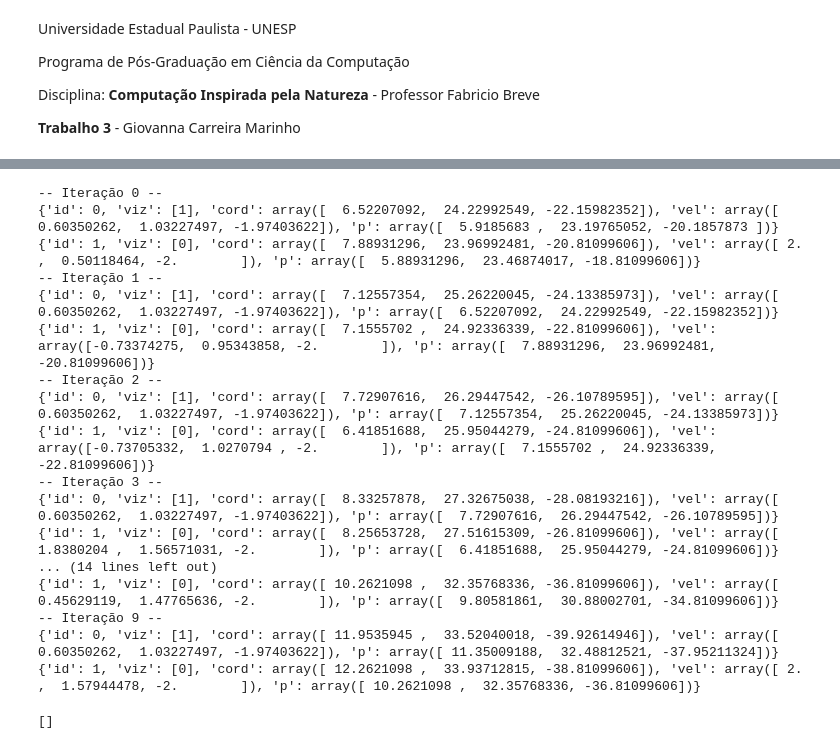
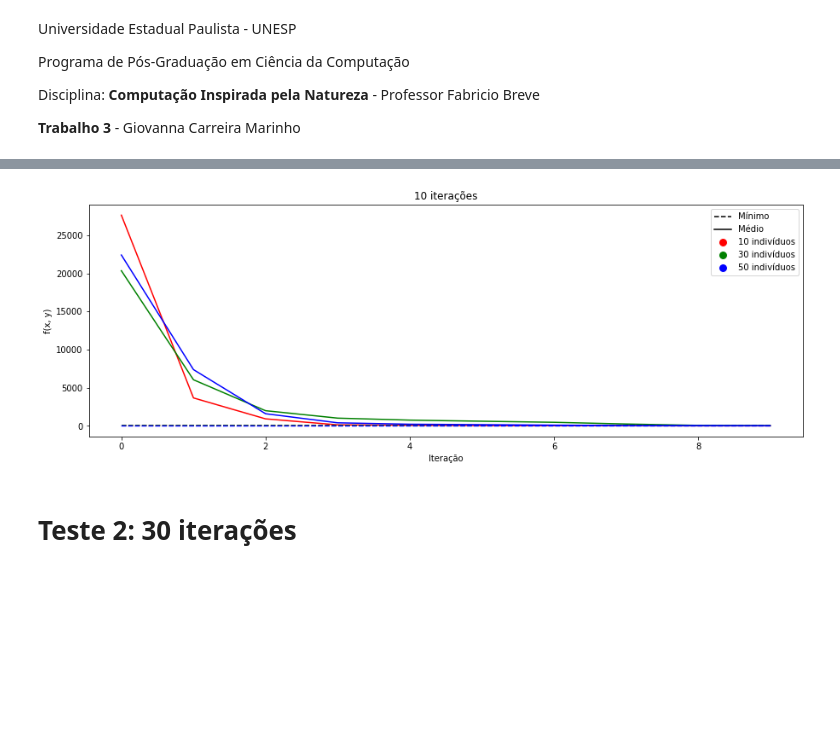
Before and after one commit to Giovannacm/nature-inspired-computing, a Jupyter notebook: PSO.ipynb, the cells around one changed output, grey strips where cells are left out. Cells and saved outputs as stored; diff of their text form; code cells hidden in the pictures; blank space fills up the shorter version.

```diff
--- a/PSO.ipynb
+++ b/PSO.ipynb
@@ -69,21 +110,37 @@ populacao = [
 # %%
-PSO(populacao, f, 10, ac_1, ac_2, v_min, v_max)
+historico_1 = PSO(populacao_1, f, 10, ac_1, ac_2, v_min, v_max, False)
-# %% [output]
--- Iteração 0 --
-{'id': 0, 'viz': [1], 'cord': array([  6.52207092,  24.22992549, -22.15982352]), 'vel': array([ 0.60350262,  1.03227497, -1.97403622]), 'p': array([  5.9185683 ,  23.19765052, -20.1857873 ])}
-{'id': 1, 'viz': [0], 'cord': array([  7.88931296,  23.96992481, -20.81099606]), 'vel': array([ 2.        ,  0.50118464, -2.        ]), 'p': array([  5.88931296,  23.46874017, -18.81099606])}
--- Iteração 1 --
-{'id': 0, 'viz': [1], 'cord': array([  7.12557354,  25.26220045, -24.13385973]), 'vel': array([ 0.60350262,  1.03227497, -1.97403622]), 'p': array([  6.52207092,  24.22992549, -22.15982352])}
-{'id': 1, 'viz': [0], 'cord': array([  7.1555702 ,  24.92336339, -22.81099606]), 'vel': array([-0.73374275,  0.95343858, -2.        ]), 'p': array([  7.88931296,  23.96992481, -20.81099606])}
--- Iteração 2 --
-{'id': 0, 'viz': [1], 'cord': array([  7.72907616,  26.29447542, -26.10789595]), 'vel': array([ 0.60350262,  1.03227497, -1.97403622]), 'p': array([  7.12557354,  25.26220045, -24.13385973])}
-{'id': 1, 'viz': [0], 'cord': array([  6.41851688,  25.95044279, -24.81099606]), 'vel': array([-0.73705332,  1.0270794 , -2.        ]), 'p': array([  7.1555702 ,  24.92336339, -22.81099606])}
--- Iteração 3 --
-{'id': 0, 'viz': [1], 'cord': array([  8.33257878,  27.32675038, -28.08193216]), 'vel': array([ 0.60350262,  1.03227497, -1.97403622]), 'p': array([  7.72907616,  26.29447542, -26.10789595])}
-{'id': 1, 'viz': [0], 'cord': array([  8.25653728,  27.51615309, -26.81099606]), 'vel': array([ 1.8380204 ,  1.56571031, -2.        ]), 'p': array([  6.41851688,  25.95044279, -24.81099606])}
-... (14 lines left out)
-{'id': 1, 'viz': [0], 'cord': array([ 10.2621098 ,  32.35768336, -36.81099606]), 'vel': array([ 0.45629119,  1.47765636, -2.        ]), 'p': array([  9.80581861,  30.88002701, -34.81099606])}
--- Iteração 9 --
-{'id': 0, 'viz': [1], 'cord': array([ 11.9535945 ,  33.52040018, -39.92614946]), 'vel': array([ 0.60350262,  1.03227497, -1.97403622]), 'p': array([ 11.35009188,  32.48812521, -37.95211324])}
-{'id': 1, 'viz': [0], 'cord': array([ 12.2621098 ,  33.93712815, -38.81099606]), 'vel': array([ 2.        ,  1.57944478, -2.        ]), 'p': array([ 10.2621098 ,  32.35768336, -36.81099606])}
-[]
+# %%
+populacao_2 = geraPopulacao(tamanho=30, valor_min=-5, valor_max=5, velocidade_min=v_min, velocidade_max=v_max, dimensao=2)
+# %%
+historico_2 = PSO(populacao_2, f, 10, ac_1, ac_2, v_min, v_max, False)
+# %%
+populacao_3 = geraPopulacao(tamanho=50, valor_min=-5, valor_max=5, velocidade_min=v_min, velocidade_max=v_max, dimensao=2)
+# %%
+historico_3 = PSO(populacao_3, f, 10, ac_1, ac_2, v_min, v_max, False)
+# %%
+plt.figure(figsize=(15, 5))
+
+plt.plot(historico_1['it'], historico_1['p_minimo'], color='r', linestyle='dashed')
+plt.plot(historico_1['it'], historico_1['p_medio'], color='r', linestyle='solid')
+
+plt.plot(historico_2['it'], historico_2['p_minimo'], color='g', linestyle='dashed')
+plt.plot(historico_2['it'], historico_2['p_medio'], color='g', linestyle='solid')
+
+plt.plot(historico_3['it'], historico_3['p_minimo'], color='b', linestyle='dashed')
+plt.plot(historico_3['it'], historico_3['p_medio'], color='b', linestyle='solid')
+
+legend_elements = [Line2D([0], [0], linestyle='dashed', color='black', label='Mínimo'),
+                   Line2D([0], [0], linestyle='solid', color='black', label='Médio'),
+                   Line2D([0], [0], marker='o', color='w', label='10 indivíduos', markerfacecolor='r', markersize=10),
+                   Line2D([0], [0], marker='o', color='w', label='30 indivíduos', markerfacecolor='g', markersize=10),
+                   Line2D([0], [0], marker='o', color='w', label='50 indivíduos', markerfacecolor='b', markersize=10)]
+
+plt.legend(handles=legend_elements)
+plt.title('10 iterações')
+plt.xlabel('Iteração')
+plt.ylabel('f(x, y)')
+plt.show()
+# %% [output]
+[figure, added]
+# %% [markdown]
+# Teste 2: 30 iterações
```
Also changed, not shown: parts of 15 cells of this notebook.
